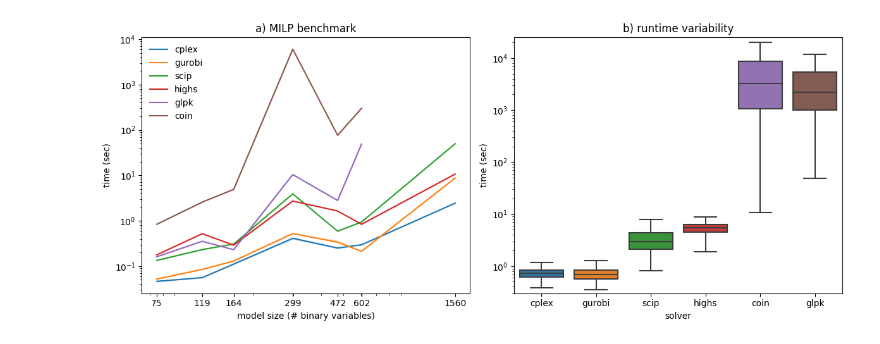
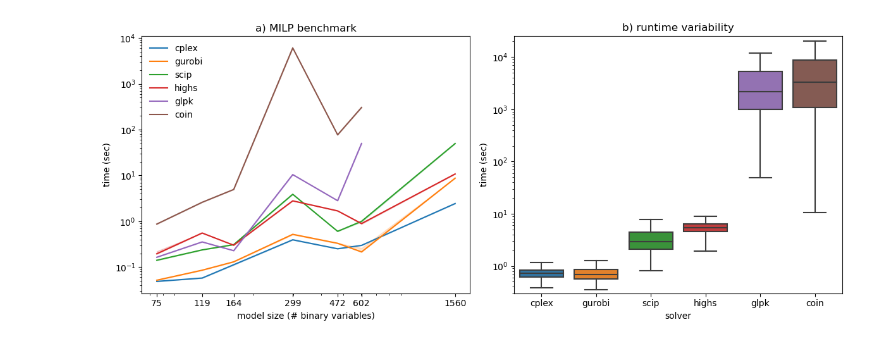
Before and after one commit to cdanielmachado/solver_benchmark, a Jupyter notebook: notebooks/MILP_results.ipynb, the cells around one changed output. Saved outputs shown, nothing was run; the diff lists cells and outputs as text; code cells hidden in the pictures.

```diff
--- a/notebooks/MILP_results.ipynb
+++ b/notebooks/MILP_results.ipynb
@@ -5,7 +5,7 @@ import numpy as np
 import matplotlib.pyplot as plt
 from reframed import load_cbmodel
 # %%
-df = pd.read_csv('../results/results_local.tsv', sep='\t', na_values='None')
+df = pd.read_csv('../results/main_results.tsv', sep='\t', na_values='None')
 df = df.dropna().query('test == "MILP"')
 # %%
 models = {x: load_cbmodel(f'../models/{x}.xml.gz', flavor='bigg') for x in set(df['model'])}
@@ -32,31 +29,27 @@ labels = list(reversed(solver_name.values()))
 # %%
 f, (ax1, ax2) = plt.subplots(1, 2, figsize=(12, 5))
 
 sns.lineplot(data=df, x="size_milp", y="time", hue="solver", ax=ax1, estimator="median", errorbar=("pi", 50))
 
 ax1.set_xscale('log')
 ax1.set_yscale('log')
 ax1.set_xticks(list(milp_sizes.values()))
 ax1.set_xticklabels(list(milp_sizes.values()))
 ax1.set_xlabel('model size (# binary variables)')
 ax1.set_ylabel('time (sec)')
 ax1.legend(loc=2, frameon=False)
 ax1.set_title('a) MILP benchmark')
 
-#sns.kdeplot(df2, x="time", hue="interface", log_scale=True, fill=True, hue_order=order, ax=ax2)
-#ax2.set_xlim(0.1, 1e6)
-#ax2.set_xlabel('time (sec)')
-#ax2.legend(labels, frameon=False)
 
-sns.boxplot(df2, y='time', x='solver', ax=ax2, fliersize=0)
+sns.boxplot(df2, y='time', x='solver', ax=ax2, fliersize=0, order=list(solver_name.values()))
 ax2.set_yscale('log')
 ax2.set_xlabel('solver')
 ax2.set_ylabel('time (sec)')
 ax2.set_ylim(0.3,2.5e4)
 ax2.set_title('b) runtime variability')
 
 
 f.tight_layout()
 f.savefig('../figures/results_milp.tiff', dpi=300)
 # %% [output]
-[figure, old version]
+[figure, new version]
```
Also changed, not shown: parts of 1 cell of this notebook, 14 other files.
